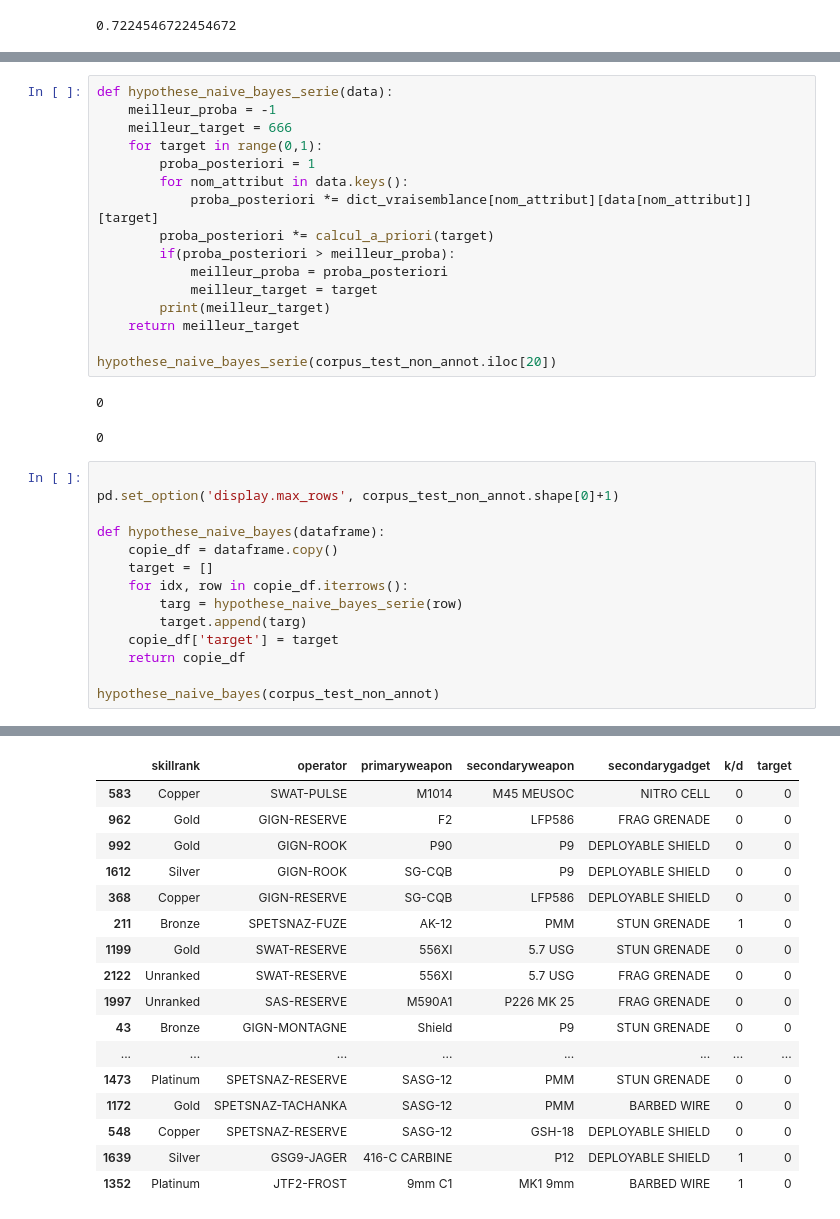
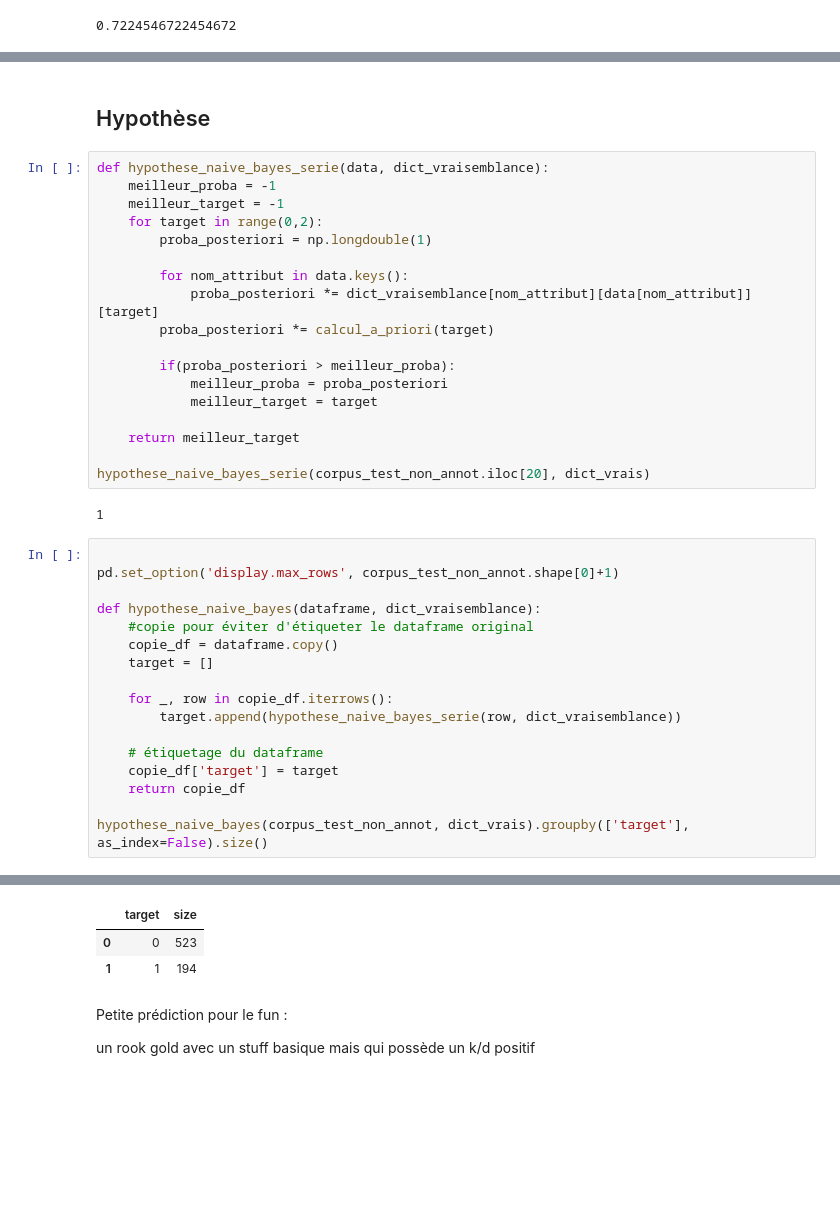
Before and after one commit to Alexis-42/ProjetMcM1, a Jupyter notebook: Naive_bayes.ipynb, the cells around one changed output, grey strips where cells are left out. Drawn from its saved outputs; the diff is of its cells as text; blank space fills up the shorter version.

Commit message:
Fin Naive_bayes

```diff
--- a/Naive_bayes.ipynb
+++ b/Naive_bayes.ipynb
@@ -164,36 +178,42 @@ dict_vraisemblance
  'k/d': {0: {0: 0.915057915057915, 1: 0.3768844221105528},
   1: {0: 0.08494208494208494, 1: 0.6231155778894473}}}
+# %% [markdown]
+## Hypothèse
 # %%
-def hypothese_naive_bayes_serie(data):
+def hypothese_naive_bayes_serie(data, dict_vraisemblance):
     meilleur_proba = -1
-    meilleur_target = 666
-    for target in range(0,1):
-        proba_posteriori = 1
+    meilleur_target = -1
+    for target in range(0,2):
+        proba_posteriori = np.longdouble(1)
+
         for nom_attribut in data.keys():
             proba_posteriori *= dict_vraisemblance[nom_attribut][data[nom_attribut]][target]
         proba_posteriori *= calcul_a_priori(target)
+
         if(proba_posteriori > meilleur_proba):
             meilleur_proba = proba_posteriori
             meilleur_target = target
-        print(meilleur_target)
+
     return meilleur_target
 
-hypothese_naive_bayes_serie(corpus_test_non_annot.iloc[20])
+hypothese_naive_bayes_serie(corpus_test_non_annot.iloc[20], dict_vrais)
 # %% [output]
-0
+1
-0
 # %%
 
 pd.set_option('display.max_rows', corpus_test_non_annot.shape[0]+1)
 
-def hypothese_naive_bayes(dataframe):
+def hypothese_naive_bayes(dataframe, dict_vraisemblance):
+    #copie pour éviter d'étiqueter le dataframe original
     copie_df = dataframe.copy()
     target = []
-    for idx, row in copie_df.iterrows():
-        targ = hypothese_naive_bayes_serie(row)
-        target.append(targ)
+
+    for _, row in copie_df.iterrows():
+        target.append(hypothese_naive_bayes_serie(row, dict_vraisemblance))
+
+    # étiquetage du dataframe
     copie_df['target'] = target
     return copie_df
 
-hypothese_naive_bayes(corpus_test_non_annot)
+hypothese_naive_bayes(corpus_test_non_annot, dict_vrais).groupby(['target'], as_index=False).size()
 # %% [output]
@@ -217,17 +220,7 @@ hypothese_naive_bayes(corpus_test_non_annot)
-|  | skillrank | operator | primaryweapon | secondaryweapon | secondarygadget | k/d | target |
-| 583 | Copper | SWAT-PULSE | M1014 | M45 MEUSOC | NITRO CELL | 0 | 0 |
-| 962 | Gold | GIGN-RESERVE | F2 | LFP586 | FRAG GRENADE | 0 | 0 |
-| 992 | Gold | GIGN-ROOK | P90 | P9 | DEPLOYABLE SHIELD | 0 | 0 |
-| 1612 | Silver | GIGN-ROOK | SG-CQB | P9 | DEPLOYABLE SHIELD | 0 | 0 |
-| 368 | Copper | GIGN-RESERVE | SG-CQB | LFP586 | DEPLOYABLE SHIELD | 0 | 0 |
-| 211 | Bronze | SPETSNAZ-FUZE | AK-12 | PMM | STUN GRENADE | 1 | 0 |
-| 1199 | Gold | SWAT-RESERVE | 556XI | 5.7 USG | STUN GRENADE | 0 | 0 |
-| 2122 | Unranked | SWAT-RESERVE | 556XI | 5.7 USG | FRAG GRENADE | 0 | 0 |
-| 1997 | Unranked | SAS-RESERVE | M590A1 | P226 MK 25 | FRAG GRENADE | 0 | 0 |
-| 43 | Bronze | GIGN-MONTAGNE | Shield | P9 | STUN GRENADE | 0 | 0 |
-| ... | ... | ... | ... | ... | ... | ... | ... |
-| 1473 | Platinum | SPETSNAZ-RESERVE | SASG-12 | PMM | STUN GRENADE | 0 | 0 |
-| 1172 | Gold | SPETSNAZ-TACHANKA | SASG-12 | PMM | BARBED WIRE | 0 | 0 |
-| 548 | Copper | SPETSNAZ-RESERVE | SASG-12 | GSH-18 | DEPLOYABLE SHIELD | 0 | 0 |
-| 1639 | Silver | GSG9-JAGER | 416-C CARBINE | P12 | DEPLOYABLE SHIELD | 1 | 0 |
-| 1352 | Platinum | JTF2-FROST | 9mm C1 | MK1 9mm | BARBED WIRE | 1 | 0 |
+|  | target | size |
+| 0 | 0 | 523 |
+| 1 | 1 | 194 |
+# %% [markdown]
+Petite prédiction pour le fun :
+
+un rook gold avec un stuff basique mais qui possède un k/d positif
```
Also changed, not shown: parts of 9 cells of this notebook.
